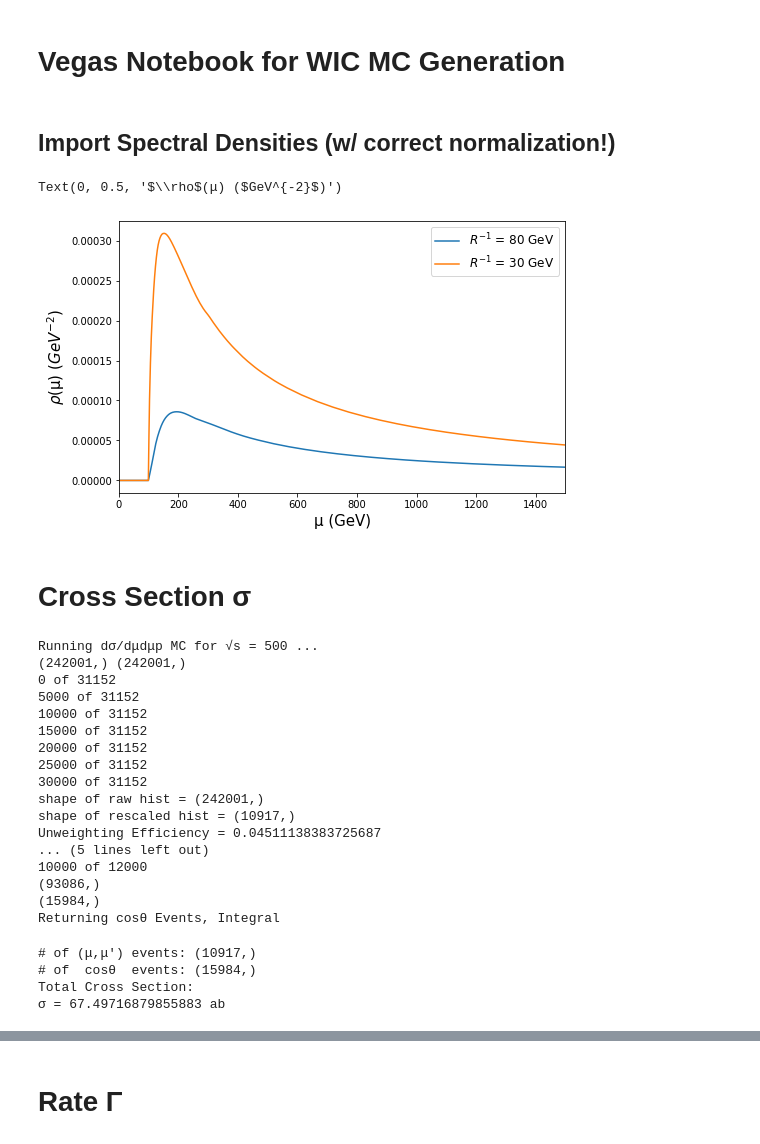
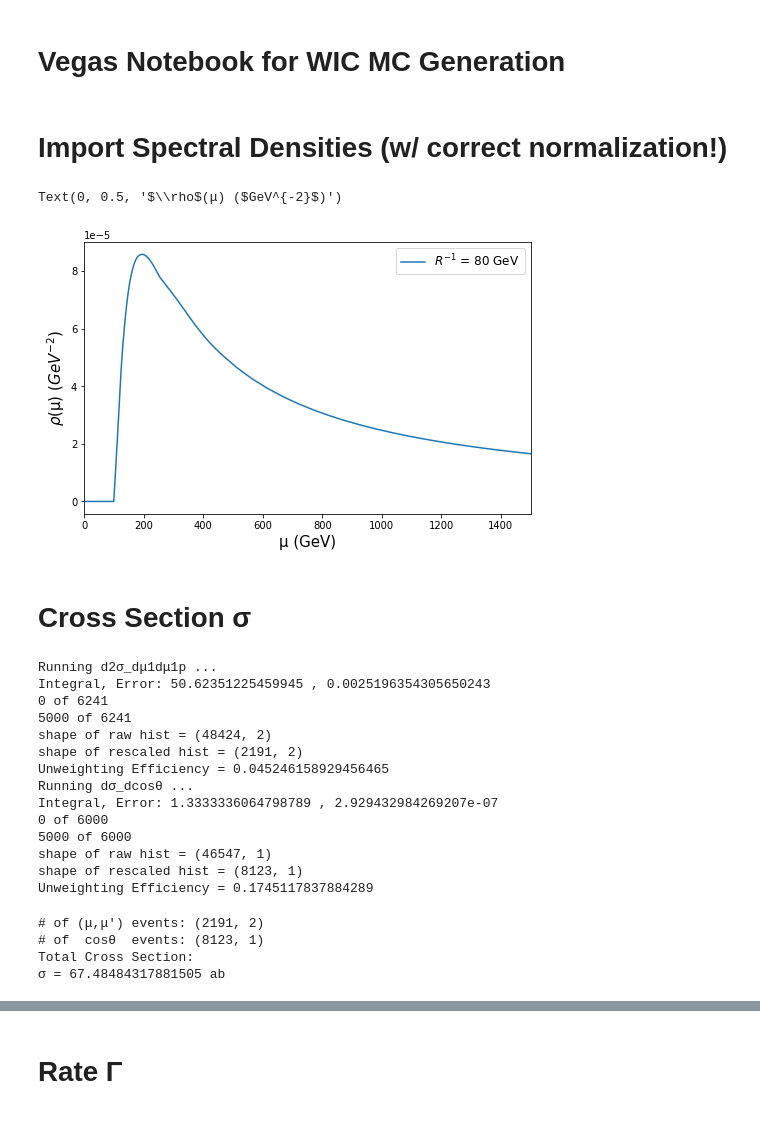
Before and after one commit to sferrante/VegasMC_WIC, a Jupyter notebook: VegasMC_WIC_Generation.ipynb, the cells around one changed output, grey strips where cells are left out. Drawn from its saved outputs; the diff is of its cells as text; code cells hidden in the pictures.

```diff
--- a/VegasMC_WIC_Generation.ipynb
+++ b/VegasMC_WIC_Generation.ipynb
@@ -24,37 +26,37 @@ import VegasMC_Generation as VMC
 from VegasMC_Generation import *
 import ConvertToLHE
 # %% [markdown]
-## Import Spectral Densities  (w/ correct normalization!)
+# Import Spectral Densities  (w/ correct normalization!)
 # %%
 μs = np.linspace(0,15000,15001)
 
-## With k = 10^10 GeV  ( k = 10^17 pushes the model into the invisible cascade regime )
+## With k = 10^10 GeV
 ϼ100R30_k1010CSV = genfromtxt('SpectralDensityCSVs/SD100R30_k1010.csv', delimiter=',')
 ϼ100R80_k1010CSV = genfromtxt('SpectralDensityCSVs/SD100R80_k1010.csv', delimiter=',')
 μs1, ϼ100R30_k1010 = ϼ100R30_k1010CSV[:,0], ϼ100R30_k1010CSV[:,1]
 μs2, ϼ100R80_k1010 = ϼ100R80_k1010CSV[:,0], ϼ100R80_k1010CSV[:,1]
 
 ## Multiply by μ
 μϼ100R30_k1010 = ϼ100R30_k1010*μs1
 μϼ100R80_k1010 = ϼ100R80_k1010*μs2
 
 ## Interpolate
 ϼ100R30_k1010 = interpolate.interp1d(μs1, ϼ100R30_k1010)
 ϼ100R80_k1010 = interpolate.interp1d(μs2, ϼ100R80_k1010)
 μϼ100R30_k1010 = interpolate.interp1d(μs1, μϼ100R30_k1010)
 μϼ100R80_k1010 = interpolate.interp1d(μs2, μϼ100R80_k1010)
 
 
 fig, ax = plt.subplots(1, 1, figsize = (8,5));
 μs = np.linspace(0,15000,15001)
 μsNEW = np.linspace(1,2499,2500)
 ax.plot(μsNEW, ϼ100R80_k1010(μsNEW))
-ax.plot(μsNEW, ϼ100R30_k1010(μsNEW))
+# ax.plot(μsNEW, ϼ100R30_k1010(μsNEW))
 ax.legend([r'$R^{-1}$ = 80 GeV','$R^{-1}$ = 30 GeV'], fontsize=12)
 ax.set_xlim(0,1500)
 ax.set_xlabel('μ (GeV)', size=15)
 ax.set_ylabel(r'$\rho$(μ) ($GeV^{-2}$)', size=15)
 # plt.savefig('Paper/Plots/SpectralDensity_k1010_R30.png')
 # %% [output]
 Text(0, 0.5, '$\\rho$(μ) ($GeV^{-2}$)')
-[figure, old version]
+[figure, new version]
@@ -62,38 +67,35 @@ Text(0, 0.5, '$\\rho$(μ) ($GeV^{-2}$)')
 # Cross Section σ
 # %%
 ## Training & Unweighting for Production Cross Section  # 500,000 takes ~ 30 min
-dσ_dμdμp_sqrtS_500_dict = VMC.run_MC_dσ_dμdμp(NPoints=250000, sqrtS=500, μ0=100, μϼ=μϼ100R80_k1010)
-dσ_dcosθ_dict = VMC.run_MC_dσ_dcosθ(NPoints=100000)
+dσ_dμdμp_dict = run_MC(50000, [sqrtS, μ0, μϼ], WIC.d2σ_dμ1dμ1p, [[μ0,sqrtS-μ0], [μ0,sqrtS-μ0]])
+dσ_dcosθ_dict = run_MC(50000, None,  WIC.dσ_dcosθ, [[-1,1]])
 # %% [output]
-Running dσ/dμdμp MC for √s = 500 ...
-(242001,) (242001,)
-0 of 31152
-5000 of 31152
-10000 of 31152
-15000 of 31152
-20000 of 31152
-25000 of 31152
-30000 of 31152
-shape of raw hist = (242001,)
-shape of rescaled hist = (10917,)
-Unweighting Efficiency = 0.04511138383725687
-... (5 lines left out)
-10000 of 12000
-(93086,)
-(15984,)
-Returning cosθ Events, Integral
+Running d2σ_dμ1dμ1p ...
+Integral, Error: 50.62351225459945 , 0.0025196354305650243
+0 of 6241
+5000 of 6241
+shape of raw hist = (48424, 2)
+shape of rescaled hist = (2191, 2)
+Unweighting Efficiency = 0.045246158929456465
+Running dσ_dcosθ ...
+Integral, Error: 1.3333336064798789 , 2.929432984269207e-07
+0 of 6000
+5000 of 6000
+shape of raw hist = (46547, 1)
+shape of rescaled hist = (8123, 1)
+Unweighting Efficiency = 0.1745117837884289
 # %%
 # Number of Events & Integrals
-print("# of (μ,μ') events: " + str(np.shape(dσ_dμdμp_sqrtS_500_dict["μ1 Events"])))
-print("# of  cosθ  events: " + str(np.shape(dσ_dcosθ_dict["cosθ Events"])))
+print("# of (μ,μ') events: " + str(np.shape(dσ_dμdμp_dict["x Events"])))
+print("# of  cosθ  events: " + str(np.shape(dσ_dcosθ_dict["x Events"])))
 ## Total Cross Section
 print('Total Cross Section: ')
-print('σ = ' + str(dσ_dμdμp_sqrtS_500_dict['Integral']*dσ_dcosθ_dict["Integral"]) + ' ab ')
+print('σ = ' + str(dσ_dμdμp_dict['Integral']*dσ_dcosθ_dict["Integral"]) + ' ab ')
 # %% [output]
-# of (μ,μ') events: (10917,)
-# of  cosθ  events: (15984,)
+# of (μ,μ') events: (2191, 2)
+# of  cosθ  events: (8123, 1)
 Total Cross Section:
-σ = 67.49716879855883 ab
+σ = 67.48484317881505 ab
 # %%
 ## Plots from PM
 ProductionPlot = PM.Plotter('dσ_dμdμpdcosθ', [2,1], (15,5), 50)
```
Also changed, not shown: parts of 16 cells of this notebook.
